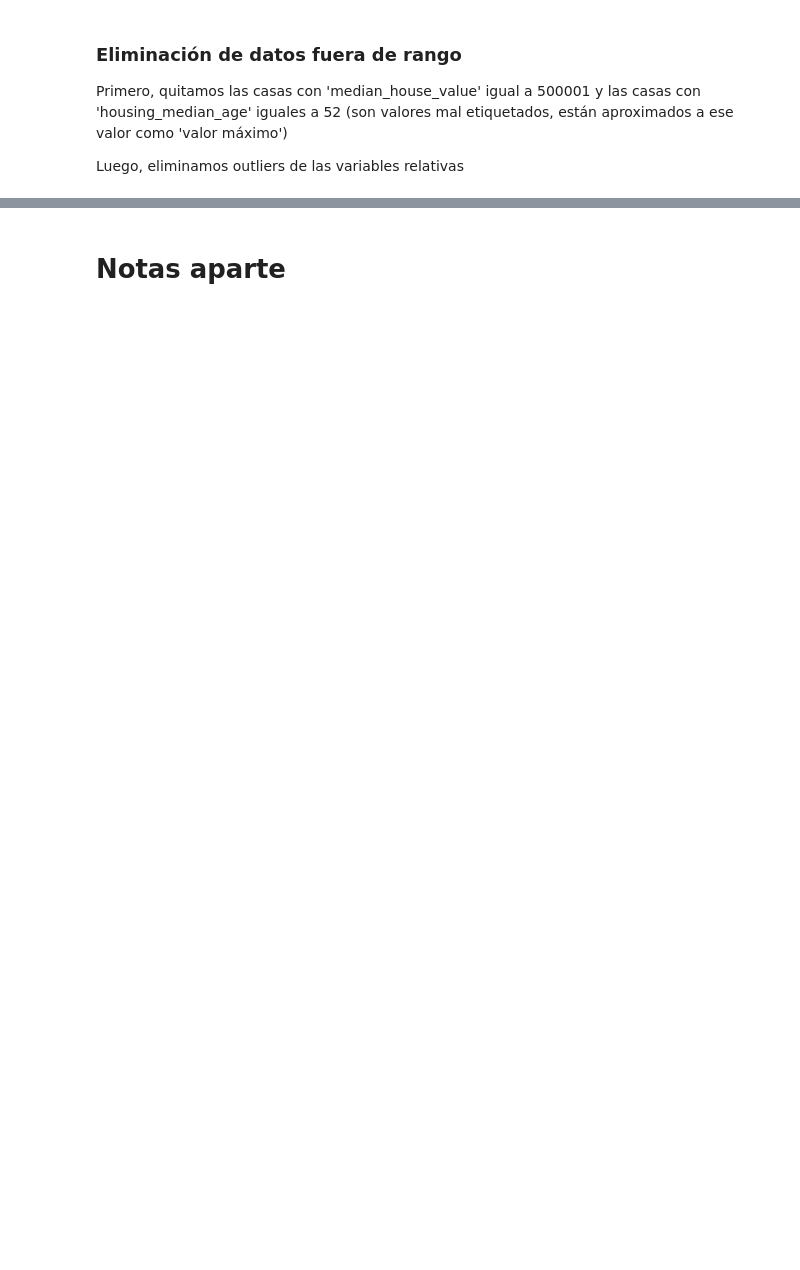
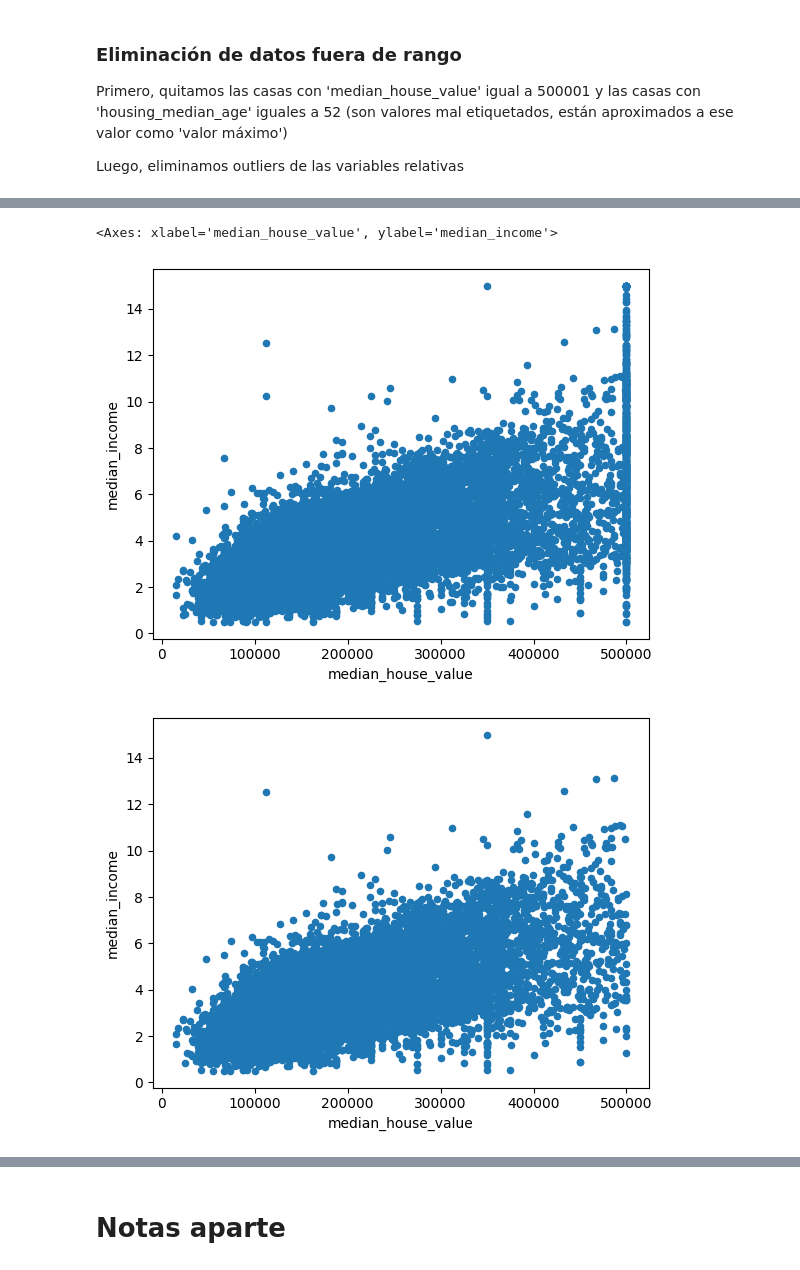
Before and after one commit to i2c-uc3m/IA-Workshop, a Jupyter notebook: California Housing/california-housing.ipynb, the cells around one changed output, grey strips where cells are left out. Saved outputs shown, nothing was run; the diff lists cells and outputs as text; code cells hidden in the pictures; blank space fills up the shorter version.

```diff
--- a/California Housing/california-housing.ipynb
+++ b/California Housing/california-housing.ipynb
@@ -220,3 +298,11 @@ plotBarPlots(data)
+# %%
+# Comprobamos que se hayan eliminados esas líneas verticales
+train.plot.scatter(x="median_house_value", y="median_income")
+trainValoresCorregidos.plot.scatter(x="median_house_value", y="median_income")
+# %% [output]
+<Axes: xlabel='median_house_value', ylabel='median_income'>
+[figure, added]
+[figure, added]
 # %%
 # --- Eliminación de outliers ---
 # A partir de las nuevas variables relativas, se eliminan los valores muy alejados de la media
```
Also changed, not shown: parts of 39 cells of this notebook, 1 other file.
